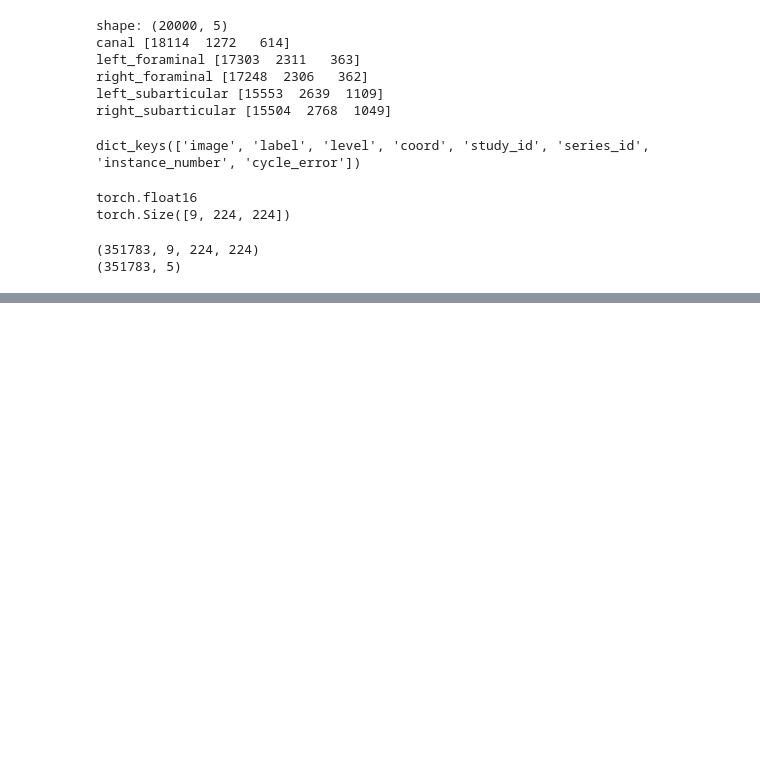
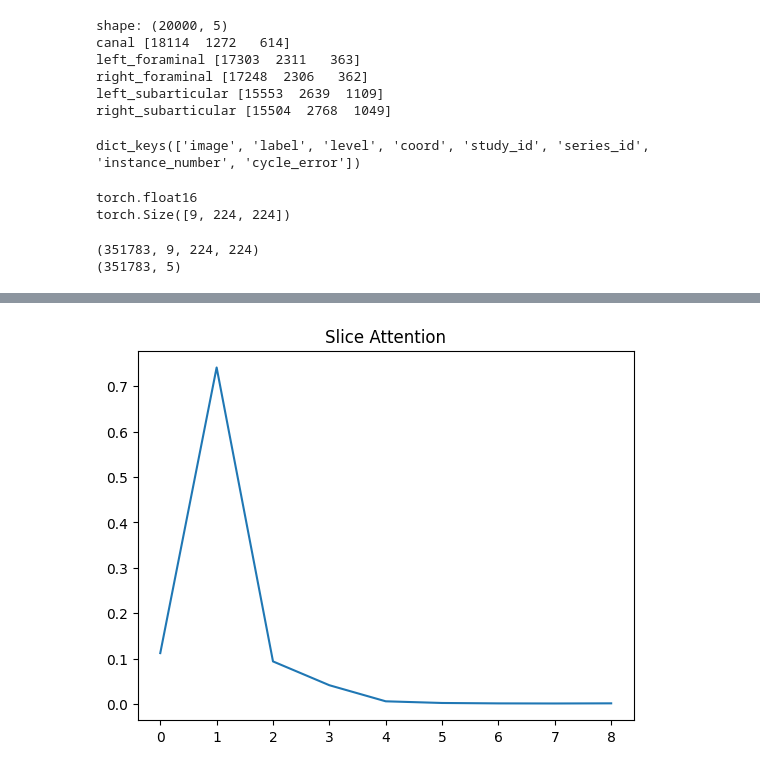
Before and after one commit to Grace09267/RSNA-Spine-Disease-Classification, a Jupyter notebook: notebooks/analysis.ipynb, the cells around one changed output, grey strips where cells are left out. Cells and saved outputs as stored; diff of their text form; code cells hidden in the pictures; blank space fills up the shorter version.

```diff
--- a/notebooks/analysis.ipynb
+++ b/notebooks/analysis.ipynb
@@ -494,0 +736,25 @@ print(labels[0])
+# %%
+import torch
+import numpy as np
+import matplotlib.pyplot as plt
+
+DEVICE = "cuda"
+
+import sys
+sys.path.append("/home/lhe09/projects/rsna_spine/src")
+from spine_dataset import build_datasets
+from experiment1 import SpineModel
+
+# 모델 로드
+model = SpineModel().to(DEVICE)
+
+model.load_state_dict(
+    torch.load("/home/lhe09/projects/rsna_spine/outputs/results/best_model_convnext_lstm.pth")
+)
+
+model.train()
+
+# dropout만 끄기(선택사항)
+for m in model.modules():
+    if isinstance(m, torch.nn.Dropout):
+        m.eval()
@@ -494,0 +838,12 @@ print(labels[0])
+# %%
+# attention weight
+output, attn_weight = model(img)
+
+attn = attn_weight[0].cpu().detach().numpy()
+
+plt.figure()
+plt.title("Slice Attention")
+plt.plot(attn)
+plt.show()
+# %% [output]
+[figure, added]
```
Also changed, not shown: parts of 40 cells of this notebook, 21 other files.
